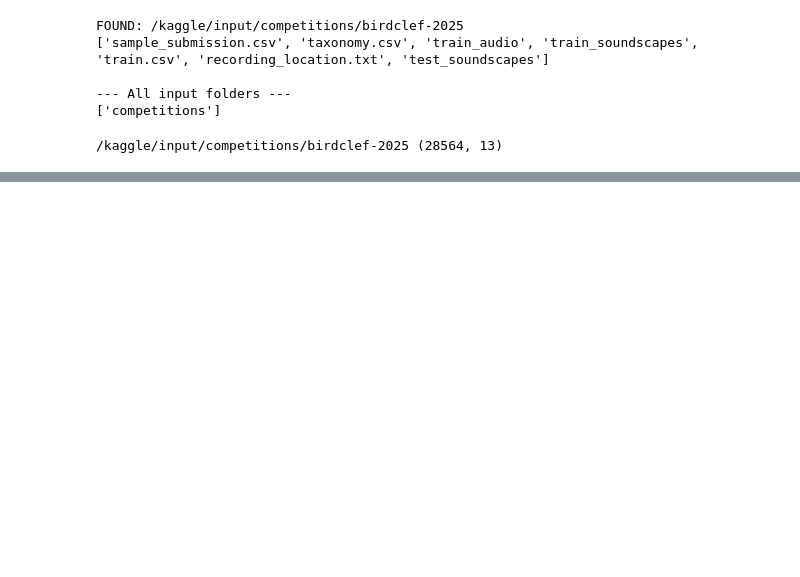
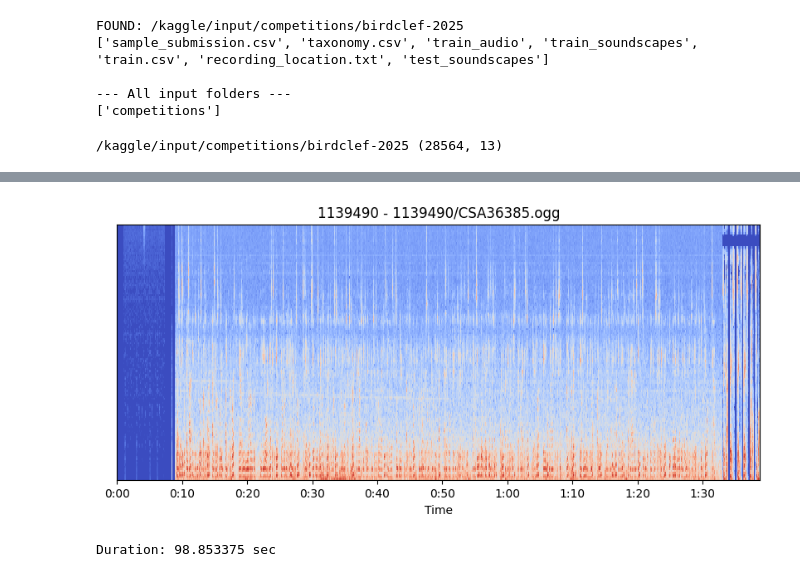
Before and after one commit to Saransh-Basu-01/BIRDCLEF-2025, a Jupyter notebook: BIrdclef2025.ipynb, the cells around one changed output, grey strips where cells are left out. Cells and saved outputs as stored; diff of their text form; code cells hidden in the pictures; blank space fills up the shorter version.

Commit message:
Kaggle Notebook | BirdClef2025 | Version 2

```diff
--- a/BIrdclef2025.ipynb
+++ b/BIrdclef2025.ipynb
@@ -28,0 +200,24 @@ print(BASE, train.shape)
+# %%
+import librosa, librosa.display
+import matplotlib.pyplot as plt
+import os
+
+BASE = "/kaggle/input/competitions/birdclef-2025"
+train = pd.read_csv(f"{BASE}/train.csv")
+
+row = train.iloc[0]
+path = os.path.join(BASE, "train_audio", row['filename'])
+
+y, sr = librosa.load(path, sr=32000)
+mels = librosa.feature.melspectrogram(y=y, sr=sr, n_mels=128, fmin=50, fmax=14000)
+log_mels = librosa.power_to_db(mels)
+
+plt.figure(figsize=(10,4))
+librosa.display.specshow(log_mels, sr=sr, x_axis='time')
+plt.title(f"{row['primary_label']} - {row['filename']}")
+plt.show()
+
+print("Duration:", len(y)/sr, "sec")
+# %% [output]
+[figure, added]
+Duration: 98.853375 sec
```
Also changed, not shown: parts of 4 cells of this notebook.
